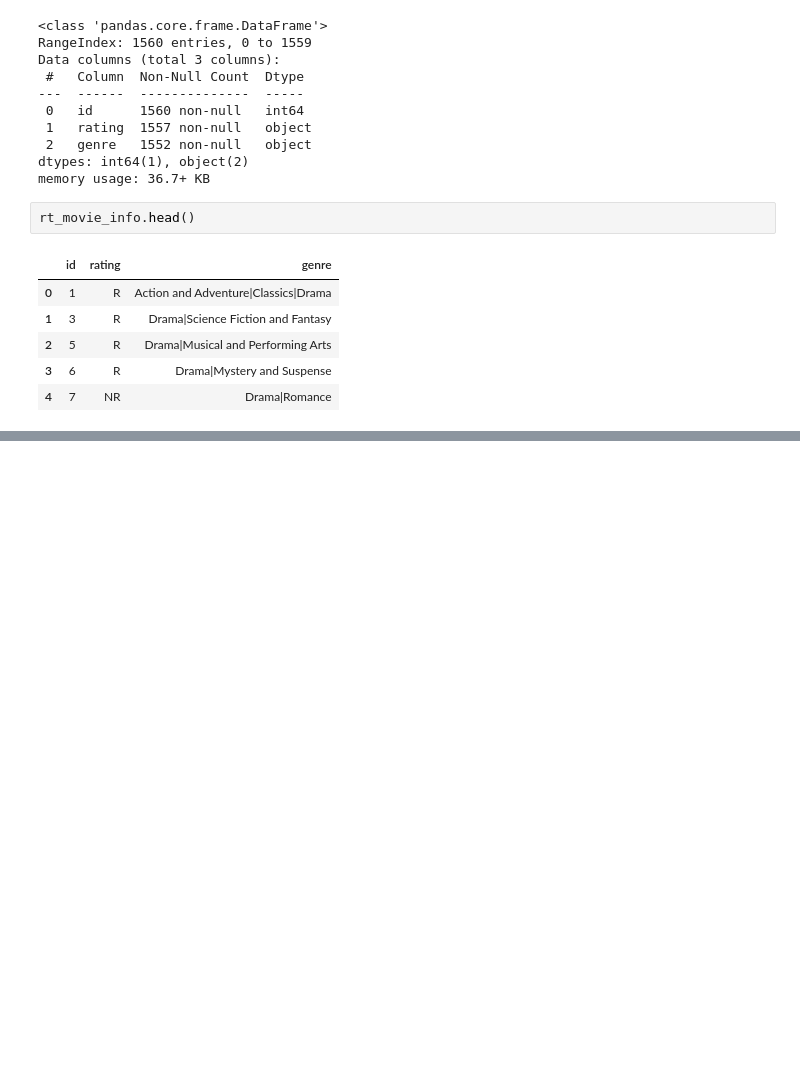
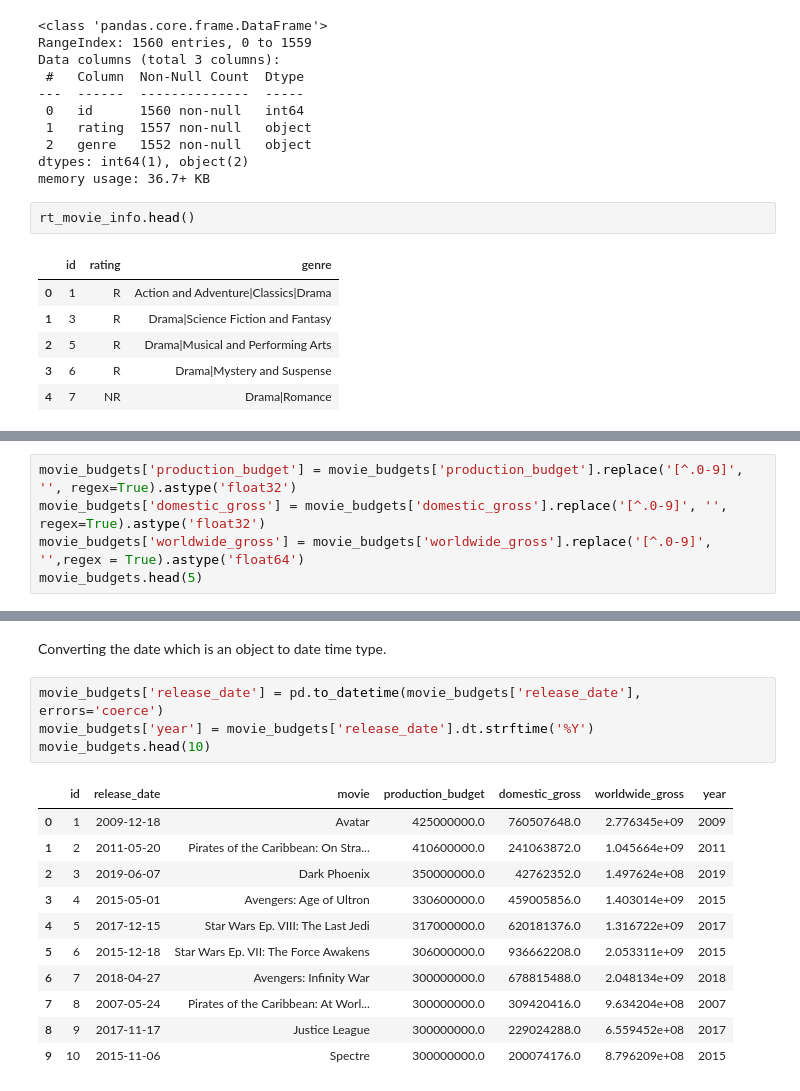
Before and after one commit to KeruboJ/dsc-phase-1-project-v2-4, a Jupyter notebook: student.ipynb, the cells around one changed output, grey strips where cells are left out. Cells and saved outputs as stored; diff of their text form; blank space fills up the shorter version.

```diff
--- a/student.ipynb
+++ b/student.ipynb
@@ -510,0 +517,5 @@ rt_movie_info.head()
+# %%
+movie_budgets['production_budget'] = movie_budgets['production_budget'].replace('[^.0-9]', '', regex=True).astype('float32')
+movie_budgets['domestic_gross'] = movie_budgets['domestic_gross'].replace('[^.0-9]', '', regex=True).astype('float32')
+movie_budgets['worldwide_gross'] = movie_budgets['worldwide_gross'].replace('[^.0-9]', '',regex = True).astype('float64')
+movie_budgets.head(5)
@@ -510,0 +549,18 @@ rt_movie_info.head()
+# %% [markdown]
+ Converting the date which is an object to date time type.
+# %%
+movie_budgets['release_date'] = pd.to_datetime(movie_budgets['release_date'], errors='coerce')
+movie_budgets['year'] = movie_budgets['release_date'].dt.strftime('%Y')
+movie_budgets.head(10)
+# %% [output]
+|  | id | release_date | movie | production_budget | domestic_gross | worldwide_gross | year |
+| 0 | 1 | 2009-12-18 | Avatar | 425000000.0 | 760507648.0 | 2.776345e+09 | 2009 |
+| 1 | 2 | 2011-05-20 | Pirates of the Caribbean: On Stra... | 410600000.0 | 241063872.0 | 1.045664e+09 | 2011 |
+| 2 | 3 | 2019-06-07 | Dark Phoenix | 350000000.0 | 42762352.0 | 1.497624e+08 | 2019 |
+| 3 | 4 | 2015-05-01 | Avengers: Age of Ultron | 330600000.0 | 459005856.0 | 1.403014e+09 | 2015 |
+| 4 | 5 | 2017-12-15 | Star Wars Ep. VIII: The Last Jedi | 317000000.0 | 620181376.0 | 1.316722e+09 | 2017 |
+| 5 | 6 | 2015-12-18 | Star Wars Ep. VII: The Force Awakens | 306000000.0 | 936662208.0 | 2.053311e+09 | 2015 |
+| 6 | 7 | 2018-04-27 | Avengers: Infinity War | 300000000.0 | 678815488.0 | 2.048134e+09 | 2018 |
+| 7 | 8 | 2007-05-24 | Pirates of the Caribbean: At Worl... | 300000000.0 | 309420416.0 | 9.634204e+08 | 2007 |
+| 8 | 9 | 2017-11-17 | Justice League | 300000000.0 | 229024288.0 | 6.559452e+08 | 2017 |
+| 9 | 10 | 2015-11-06 | Spectre | 300000000.0 | 200074176.0 | 8.796209e+08 | 2015 |
```
Also changed, not shown: parts of 6 cells of this notebook.
